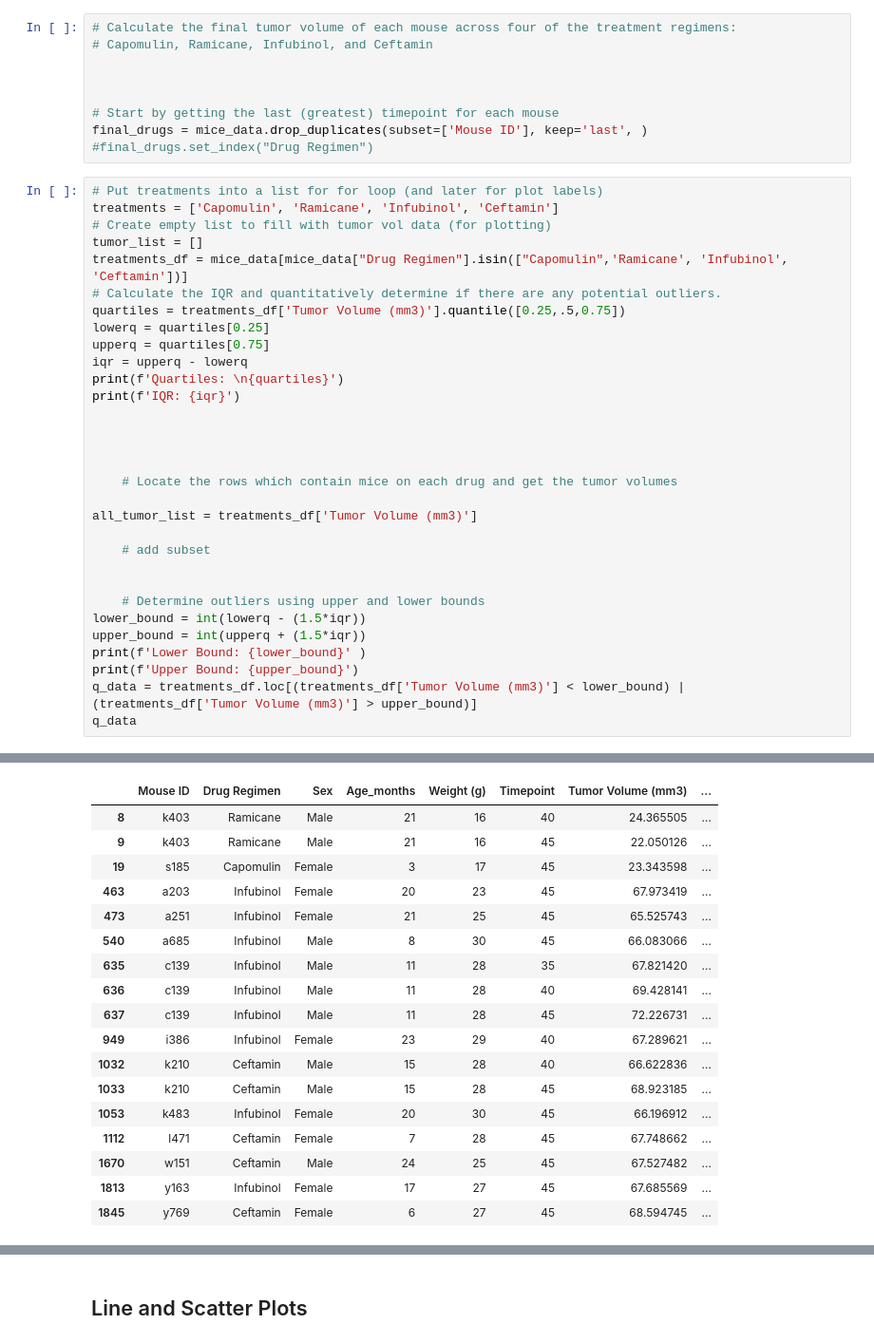
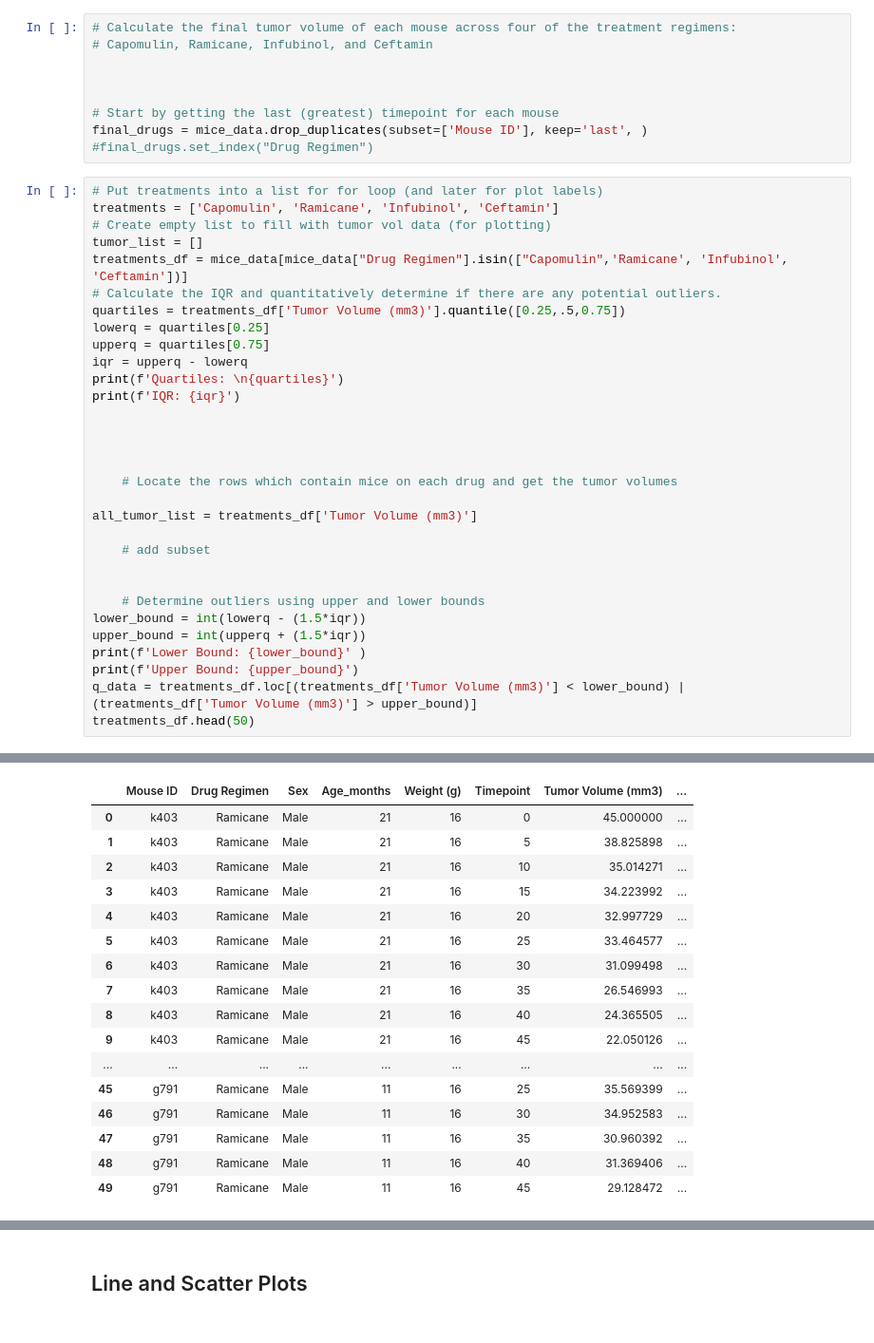
Before and after one commit to sustainedtang/matplotlib-challenge-, a Jupyter notebook: pymaceuticals_starter.ipynb, the cells around one changed output, grey strips where cells are left out. Shown at 95% size. Cells and saved outputs as stored; diff of their text form.

```diff
--- a/pymaceuticals_starter.ipynb
+++ b/pymaceuticals_starter.ipynb
@@ -214,51 +215,50 @@ upperq = quartiles[0.75]
 iqr = upperq - lowerq
 print(f'Quartiles: \n{quartiles}')
 print(f'IQR: {iqr}')
 
 
 
 
     # Locate the rows which contain mice on each drug and get the tumor volumes
 
 all_tumor_list = treatments_df['Tumor Volume (mm3)']
 
     # add subset
 
 
     # Determine outliers using upper and lower bounds
 lower_bound = int(lowerq - (1.5*iqr))
 upper_bound = int(upperq + (1.5*iqr))
 print(f'Lower Bound: {lower_bound}' )
 print(f'Upper Bound: {upper_bound}')
 q_data = treatments_df.loc[(treatments_df['Tumor Volume (mm3)'] < lower_bound) | (treatments_df['Tumor Volume (mm3)'] > upper_bound)]
-q_data
+treatments_df.head(50)
 # %% [output]
 Quartiles:
 0.25    40.220171
 0.50    45.000000
 0.75    50.356471
 Name: Tumor Volume (mm3), dtype: float64
 IQR: 10.136299842500001
 Lower Bound: 25
 Upper Bound: 65
 |  | Mouse ID | Drug Regimen | Sex | Age_months | Weight (g) | Timepoint | Tumor Volume (mm3) | ... |
+| 0 | k403 | Ramicane | Male | 21 | 16 | 0 | 45.000000 | ... |
+| 1 | k403 | Ramicane | Male | 21 | 16 | 5 | 38.825898 | ... |
+| 2 | k403 | Ramicane | Male | 21 | 16 | 10 | 35.014271 | ... |
+| 3 | k403 | Ramicane | Male | 21 | 16 | 15 | 34.223992 | ... |
+| 4 | k403 | Ramicane | Male | 21 | 16 | 20 | 32.997729 | ... |
+| 5 | k403 | Ramicane | Male | 21 | 16 | 25 | 33.464577 | ... |
+| 6 | k403 | Ramicane | Male | 21 | 16 | 30 | 31.099498 | ... |
+| 7 | k403 | Ramicane | Male | 21 | 16 | 35 | 26.546993 | ... |
 | 8 | k403 | Ramicane | Male | 21 | 16 | 40 | 24.365505 | ... |
 | 9 | k403 | Ramicane | Male | 21 | 16 | 45 | 22.050126 | ... |
-| 19 | s185 | Capomulin | Female | 3 | 17 | 45 | 23.343598 | ... |
-| 463 | a203 | Infubinol | Female | 20 | 23 | 45 | 67.973419 | ... |
-| 473 | a251 | Infubinol | Female | 21 | 25 | 45 | 65.525743 | ... |
-| 540 | a685 | Infubinol | Male | 8 | 30 | 45 | 66.083066 | ... |
-| 635 | c139 | Infubinol | Male | 11 | 28 | 35 | 67.821420 | ... |
-| 636 | c139 | Infubinol | Male | 11 | 28 | 40 | 69.428141 | ... |
-| 637 | c139 | Infubinol | Male | 11 | 28 | 45 | 72.226731 | ... |
-| 949 | i386 | Infubinol | Female | 23 | 29 | 40 | 67.289621 | ... |
-| 1032 | k210 | Ceftamin | Male | 15 | 28 | 40 | 66.622836 | ... |
-| 1033 | k210 | Ceftamin | Male | 15 | 28 | 45 | 68.923185 | ... |
-| 1053 | k483 | Infubinol | Female | 20 | 30 | 45 | 66.196912 | ... |
-| 1112 | l471 | Ceftamin | Female | 7 | 28 | 45 | 67.748662 | ... |
-| 1670 | w151 | Ceftamin | Male | 24 | 25 | 45 | 67.527482 | ... |
-| 1813 | y163 | Infubinol | Female | 17 | 27 | 45 | 67.685569 | ... |
-| 1845 | y769 | Ceftamin | Female | 6 | 27 | 45 | 68.594745 | ... |
+| ... | ... | ... | ... | ... | ... | ... | ... | ... |
+| 45 | g791 | Ramicane | Male | 11 | 16 | 25 | 35.569399 | ... |
+| 46 | g791 | Ramicane | Male | 11 | 16 | 30 | 34.952583 | ... |
+| 47 | g791 | Ramicane | Male | 11 | 16 | 35 | 30.960392 | ... |
+| 48 | g791 | Ramicane | Male | 11 | 16 | 40 | 31.369406 | ... |
+| 49 | g791 | Ramicane | Male | 11 | 16 | 45 | 29.128472 | ... |
 # %%
 # Generate a box plot of the final tumor volume of each mouse across four regimens of interest
 
```
Also changed, not shown: parts of 9 cells of this notebook.
